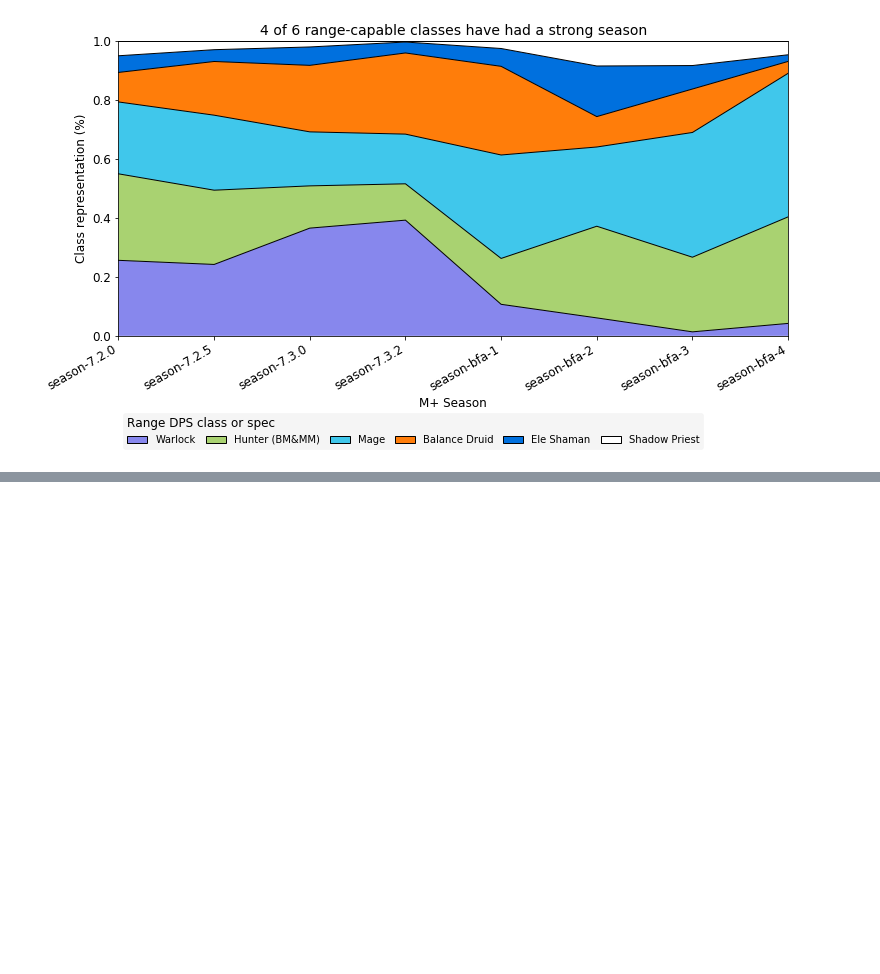
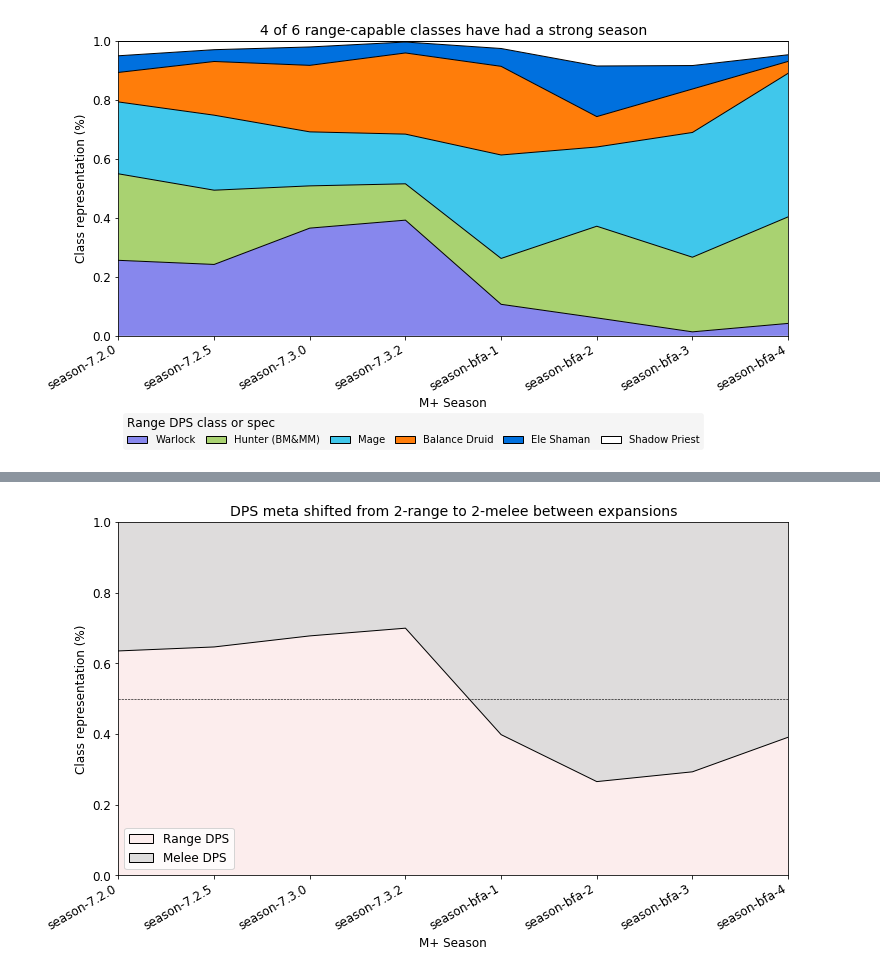
Before and after one commit to ily123/blizzard_stats, a Jupyter notebook: mplus_class_meta_legion_to_bfa.ipynb, the cells around one changed output, grey strips where cells are left out. Drawn from its saved outputs; the diff is of its cells as text; code cells hidden in the pictures; blank space fills up the shorter version.

Commit message:
add ratio figure

```diff
--- a/mplus_class_meta_legion_to_bfa.ipynb
+++ b/mplus_class_meta_legion_to_bfa.ipynb
@@ -506,0 +509,6 @@ plt.savefig("range_dps_new.jpg", dpi=300)
+# %%
+num_melee = gdf[dps_melee].sum(axis=1)
+num_range = gdf[dps_range].sum(axis=1)
+
+ratio = num_melee/(num_melee + num_range)
+ratio
@@ -506,0 +518,34 @@ plt.savefig("range_dps_new.jpg", dpi=300)
+# %%
+fig = plt.gcf()
+fig.set_size_inches(12, 6.5)
+plt.rc('font', size=12)
+plt.rc('axes', titlesize=14)
+
+plt.stackplot(list(range(len(ratio))),
+              [1-ratio, ratio],
+              colors=['#fceded', '#dedcdc'])
+
+leg = plt.legend(['Range DPS', 'Melee DPS'], loc='lower left', fontsize=12)
+
+for lh in leg.legendHandles:
+    lh.set_edgecolor('black')
+
+
+plt.plot(list(range(len(ratio))), 1-ratio, color='black', lw=1)
+plt.plot([0, 8], [0.5, 0.5], '--', color='black', lw=0.6)
+
+plt.xlim([0,len(ratio)-1])
+plt.ylim([0,1])
+
+plt.xticks(list(range(len(ratio))),list(ratio.index), rotation=30,
+           horizontalalignment='right')
+
+
+plt.title('DPS meta shifted from 2-range to 2-melee between expansions')
+plt.ylabel('Class representation (%)')
+plt.xlabel('M+ Season')
+
+
+plt.savefig('visualization/melee_vs_range.jpg', dpi=300)
+# %% [output]
+[figure, added]
```
Also changed, not shown: parts of 6 cells of this notebook, 8 other files.
